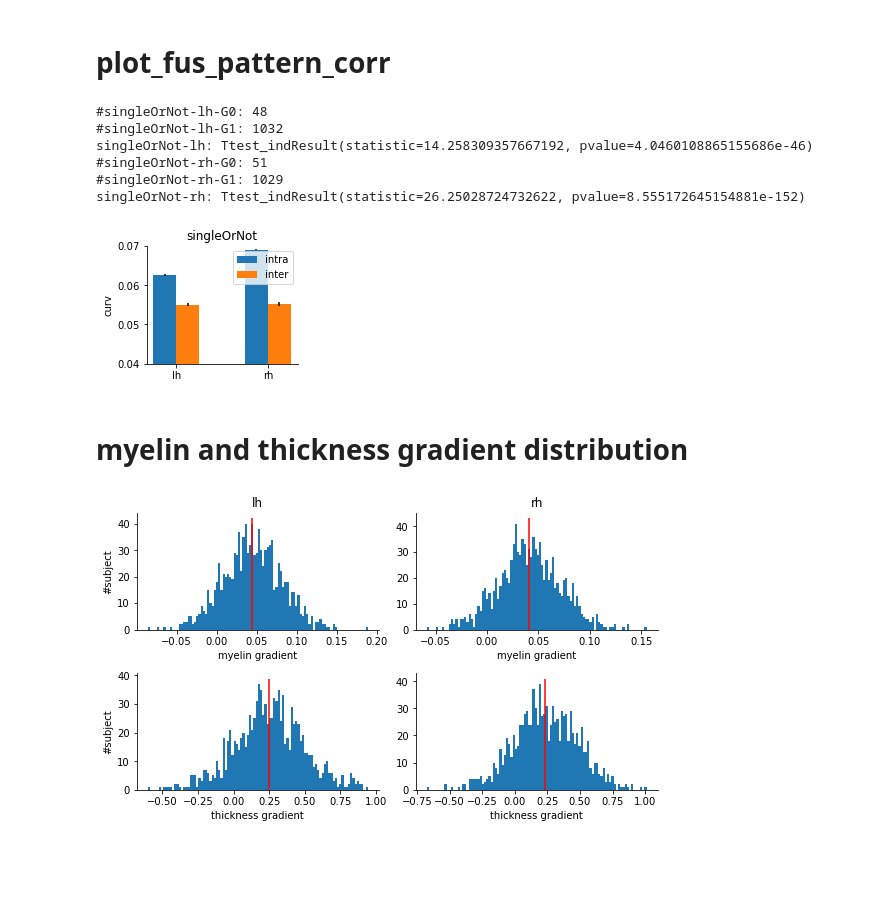
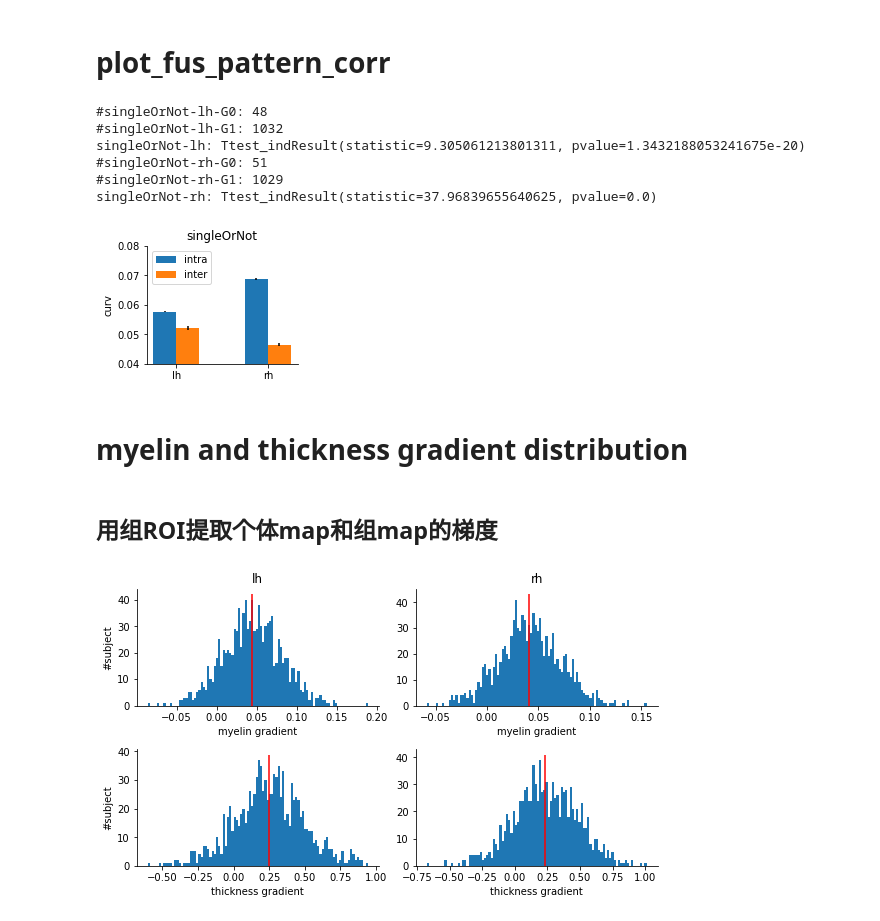
Before and after one commit to BNUCNL/nibrain, a Jupyter notebook: cxy_hcp_ffa/scripts/NeuroImage_R1/plot_codes.ipynb, the cells around one changed output. Saved outputs shown, nothing was run; the diff lists cells and outputs as text; code cells hidden in the pictures; blank space fills up the shorter version.

Commit message:
cxy_hcp_ffa: calc_cnr1, make_fus_mask-MMP1, MT_gradient

```diff
--- a/cxy_hcp_ffa/scripts/NeuroImage_R1/plot_codes.ipynb
+++ b/cxy_hcp_ffa/scripts/NeuroImage_R1/plot_codes.ipynb
@@ -61,6 +70,9 @@ Ttest_indResult(statistic=46.94635613147561, pvalue=0.0)
 # %% [markdown]
 # plot_fus_pattern_corr
 # %%
+mask_name = 'MMP1'
+# mask_name = 'union1'
+
 grouping_type = 'singleOrNot'
 # grouping_type = 'separateOrNot'
 # grouping_type = '3group'
@@ -70,37 +82,44 @@ grouping_type = 'singleOrNot'
 meas_name = 'curv'
 # meas_name = 'GBC'
 # meas_name = 'activ'
-
-if grouping_type == 'separateOrNot' and meas_name == 'activ':
-    ylim = (0.2, 0.3)
-elif grouping_type == 'separateOrNot' and meas_name == 'myelin':
-    ylim = (0.56, 0.63)
-elif grouping_type == 'separateOrNot' and meas_name == 'thickness':
-    ylim = (0.14, 0.19)
-elif grouping_type == 'separateOrNot' and meas_name == 'GBC':
-    ylim = (0.35, 0.45)
-elif grouping_type == '3group' and meas_name == 'GBC':
-    ylim = (0.35, 0.45)
-elif grouping_type == '3group' and meas_name == 'thickness':
-    ylim = (0.14, 0.19)
-elif grouping_type == '3group' and meas_name == 'myelin':
-    ylim = (0.56, 0.63)
-elif grouping_type == '3group' and meas_name == 'activ':
-    ylim = (0.2, 0.3)
-elif grouping_type == 'singleOrNot' and meas_name == 'activ':
-    ylim = (0.15, 0.3)
-elif grouping_type == 'singleOrNot' and meas_name == 'curv':
-    ylim = (0.04, 0.07)
+if mask_name == 'union1':
+    if grouping_type == 'separateOrNot' and meas_name == 'activ':
+        ylim = (0.2, 0.3)
+    elif grouping_type == 'separateOrNot' and meas_name == 'myelin':
+        ylim = (0.56, 0.63)
+    elif grouping_type == 'separateOrNot' and meas_name == 'thickness':
+        ylim = (0.14, 0.19)
+    elif grouping_type == 'separateOrNot' and meas_name == 'GBC':
+        ylim = (0.35, 0.45)
+    elif grouping_type == '3group' and meas_name == 'GBC':
+        ylim = (0.35, 0.45)
+    elif grouping_type == '3group' and meas_name == 'thickness':
+        ylim = (0.14, 0.19)
+    elif grouping_type == '3group' and meas_name == 'myelin':
+        ylim = (0.56, 0.63)
+    elif grouping_type == '3group' and meas_name == 'activ':
+        ylim = (0.2, 0.3)
+    elif grouping_type == 'singleOrNot' and meas_name == 'activ':
+        ylim = (0.15, 0.3)
+    elif grouping_type == 'singleOrNot' and meas_name == 'curv':
+        ylim = (0.04, 0.07)
+    else:
+        ylim = None
+elif mask_name == 'MMP1':
+    if grouping_type == 'singleOrNot' and meas_name == 'curv':
+        ylim = (0.04, 0.08)
+    else:
+        ylim = None
 else:
-    ylim = None
+    raise ValueError
 
 labels = ('intra', 'inter')
 hemis = ('lh', 'rh')
 hemi2Hemi = {'lh': 'L', 'rh': 'R'}
-mask_name = 'union1'
 data_file = pjoin(calc_dir, f'Fus-pattern-corr_{mask_name}_{meas_name}.pkl')
 gid_file = pjoin(anal_dir, 'grouping/group_id_v2_012.csv')
 out_file = pjoin(work_dir, f'Fus-pattern-corr_{mask_name}_{meas_name}_{grouping_type}.jpg')
+# out_file = 'show'
 
 data = pkl.load(open(data_file, 'rb'))
 
@@ -133,36 +152,38 @@ for hemi_idx, hemi in enumerate(hemis):
         print(f'#{grouping_type}-{hemi}-G{gid}:', n_subj_group)
 
         intra_arr = corr_arr[gid_idx_vec][:, gid_idx_vec]
         assert n_subj_group == intra_arr.shape[0]
         assert n_subj_group == intra_arr.shape[1]
         tri_mat = np.tri(n_subj_group, k=-1, dtype=bool)
         intra_arr = intra_arr[tri_mat]
         intra_vec.extend(intra_arr[~np.isnan(intra_arr)])
 
         inter_arr = corr_arr[gid_idx_vec][:, non_gid_idx_vec]
         assert n_subj_group == inter_arr.shape[0]
         assert n_subj_group + inter_arr.shape[1] == 1080
         inter_vec.extend(inter_arr[~np.isnan(inter_arr)])
     ys[0, hemi_idx] = np.mean(intra_vec)
     yerrs[0, hemi_idx] = sem(intra_vec)
     ys[1, hemi_idx] = np.mean(inter_vec)
     yerrs[1, hemi_idx] = sem(inter_vec)
     print(f'{grouping_type}-{hemi}:', ttest_ind(intra_vec, inter_vec))
 
 # plot
 plot_bar(
     ys, n_row=1, n_col=1, figsize=(3, 2.4), yerr=yerrs, x=None, width=None,
     label=labels, color=None, show_height=None, mode=out_file, xlabel=None,
     xticklabel=hemis, rotate_xticklabel=False, ylabel=meas_name, ylim=ylim, title=grouping_type
 )
 # %% [output]
 #singleOrNot-lh-G0: 48
 #singleOrNot-lh-G1: 1032
-singleOrNot-lh: Ttest_indResult(statistic=14.258309357667192, pvalue=4.0460108865155686e-46)
+singleOrNot-lh: Ttest_indResult(statistic=9.305061213801311, pvalue=1.3432188053241675e-20)
 #singleOrNot-rh-G0: 51
 #singleOrNot-rh-G1: 1029
-singleOrNot-rh: Ttest_indResult(statistic=26.25028724732622, pvalue=8.555172645154881e-152)
+singleOrNot-rh: Ttest_indResult(statistic=37.96839655640625, pvalue=0.0)
-[figure, old version]
+[figure, new version]
 # %% [markdown]
 # myelin and thickness gradient distribution
+# %% [markdown]
+## 用组ROI提取个体map和组map的梯度
 # %%
```
Also changed, not shown: parts of 5 cells of this notebook, 1 other file.
